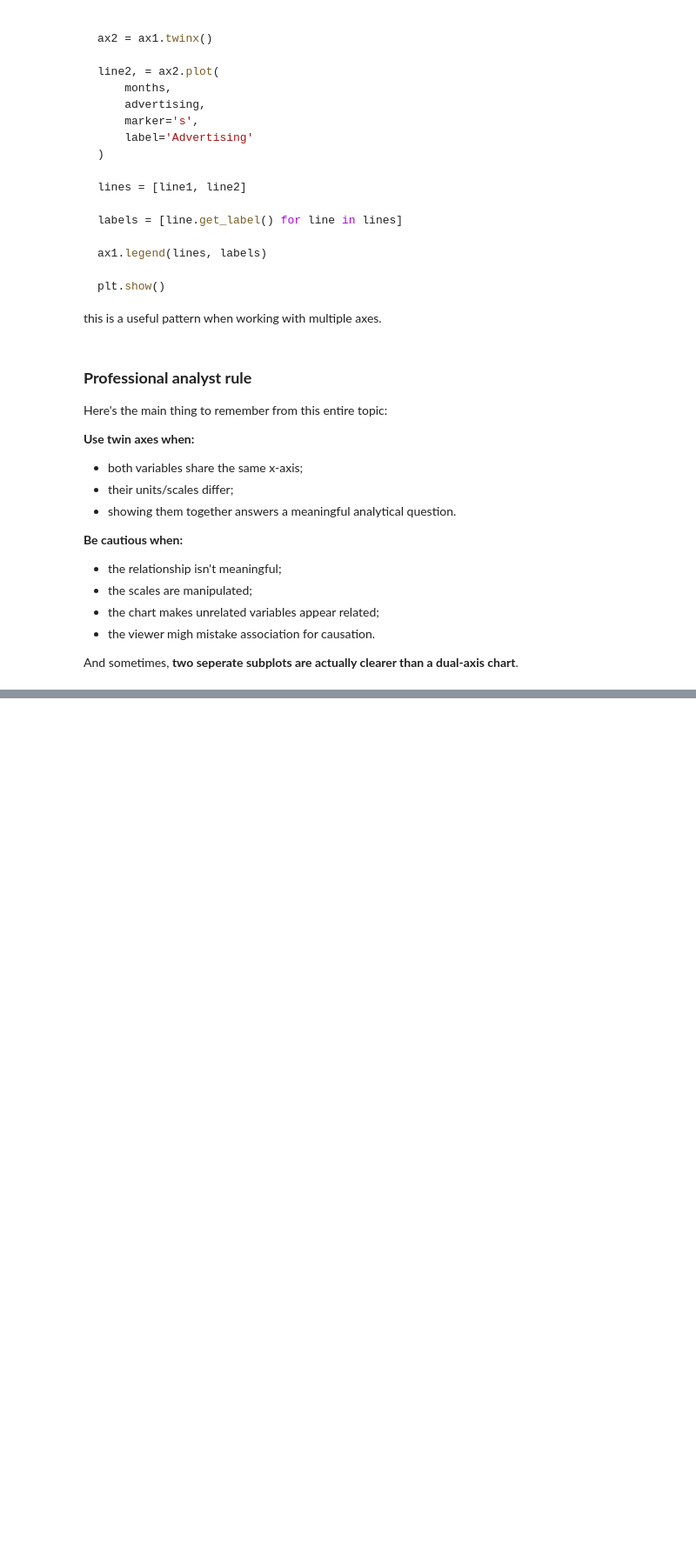
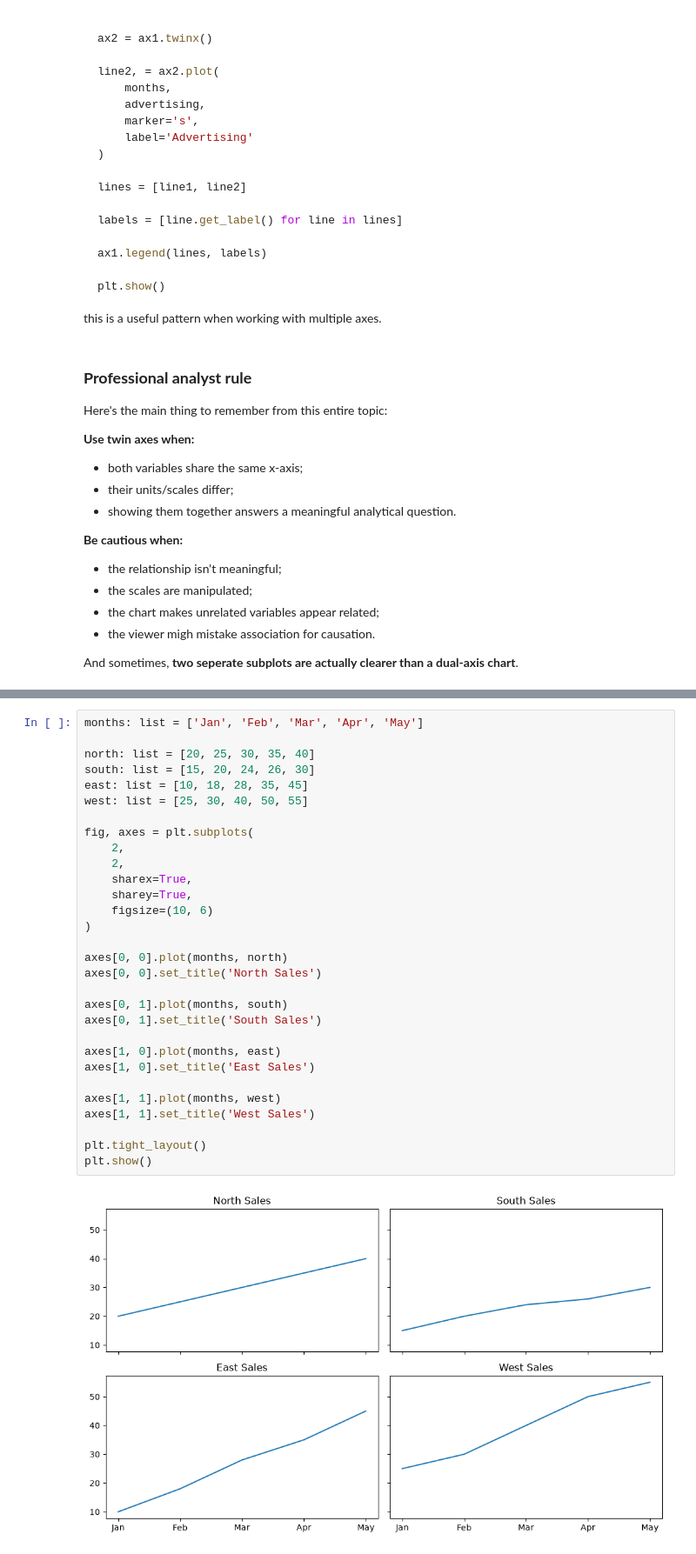
Before and after one commit to sohail-ansari0023/Becoming-A-Data-Analyst, a Jupyter notebook: Data_Visualization_and_Reporting/Libraries/matplotlib/Module_3(intermediate).ipynb, the cells around one changed output, grey strips where cells are left out. Shown at 87% size. Drawn from its saved outputs; the diff is of its cells as text; blank space fills up the shorter version.

```diff
--- a/Data_Visualization_and_Reporting/Libraries/matplotlib/Module_3(intermediate).ipynb
+++ b/Data_Visualization_and_Reporting/Libraries/matplotlib/Module_3(intermediate).ipynb
@@ -705,0 +989,32 @@ And sometimes, **two seperate subplots are actually clearer than a dual-axis cha
+# %%
+months: list = ['Jan', 'Feb', 'Mar', 'Apr', 'May']
+
+north: list = [20, 25, 30, 35, 40]
+south: list = [15, 20, 24, 26, 30]
+east: list = [10, 18, 28, 35, 45]
+west: list = [25, 30, 40, 50, 55]
+
+fig, axes = plt.subplots(
+    2,
+    2,
+    sharex=True,
+    sharey=True,
+    figsize=(10, 6)
+)
+
+axes[0, 0].plot(months, north)
+axes[0, 0].set_title('North Sales')
+
+axes[0, 1].plot(months, south)
+axes[0, 1].set_title('South Sales')
+
+axes[1, 0].plot(months, east)
+axes[1, 0].set_title('East Sales')
+
+axes[1, 1].plot(months, west)
+axes[1, 1].set_title('West Sales')
+
+plt.tight_layout()
+plt.show()
+# %% [output]
+[figure, added]
```
Also changed, not shown: parts of 10 cells of this notebook.
